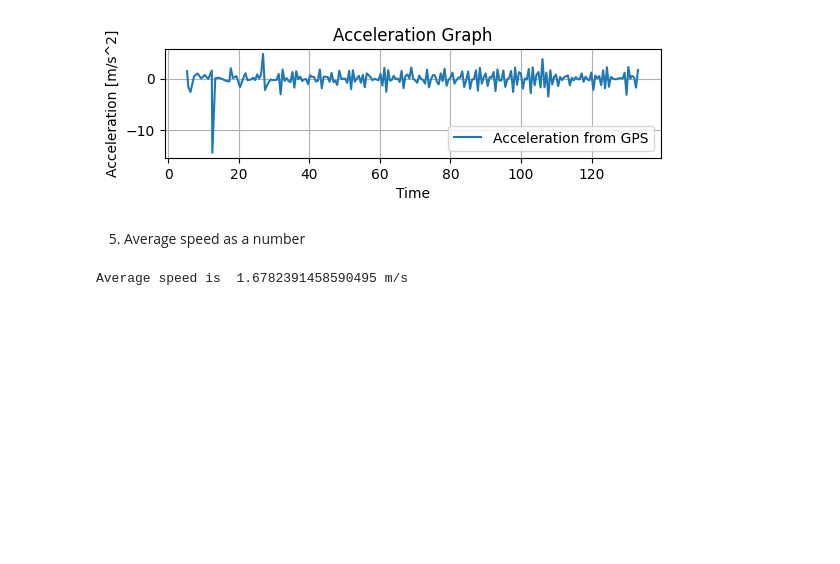
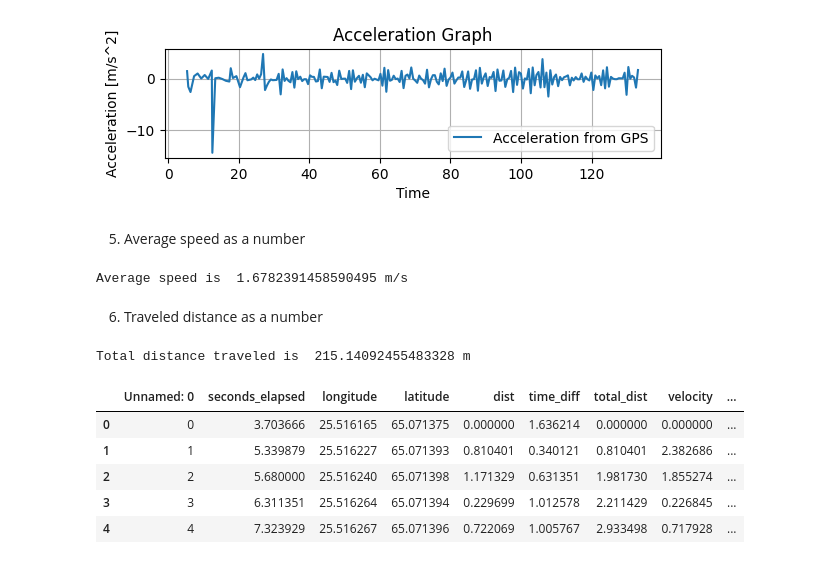
Before and after one commit to DIN22SP/SportsApp-Physics-final-project, a Jupyter notebook: SportsApp.ipynb, the cells around one changed output. Cells and saved outputs as stored; diff of their text form; code cells hidden in the pictures; blank space fills up the shorter version.

Commit message:
6. Traveled distance as a number

```diff
--- a/SportsApp.ipynb
+++ b/SportsApp.ipynb
@@ -124,3 +124,19 @@ Text(0, 0.5, 'Acceleration [m/s^2]')
 print("Average speed is ", data['velocity'].mean(), "m/s")
 # %% [output]
 Average speed is  1.6782391458590495 m/s
+# %% [markdown]
+6. Traveled distance as a number
+# %%
+#travel distance as a number
+print("Total distance traveled is ", data['total_dist'].iloc[-1], "m")
+# %% [output]
+Total distance traveled is  215.14092455483328 m
+# %%
+data.head()
+# %% [output]
+|  | Unnamed: 0 | seconds_elapsed | longitude | latitude | dist | time_diff | total_dist | velocity | ... |
+| 0 | 0 | 3.703666 | 25.516165 | 65.071375 | 0.000000 | 1.636214 | 0.000000 | 0.000000 | ... |
+| 1 | 1 | 5.339879 | 25.516227 | 65.071393 | 0.810401 | 0.340121 | 0.810401 | 2.382686 | ... |
+| 2 | 2 | 5.680000 | 25.516240 | 65.071398 | 1.171329 | 0.631351 | 1.981730 | 1.855274 | ... |
+| 3 | 3 | 6.311351 | 25.516264 | 65.071394 | 0.229699 | 1.012578 | 2.211429 | 0.226845 | ... |
+| 4 | 4 | 7.323929 | 25.516267 | 65.071396 | 0.722069 | 1.005767 | 2.933498 | 0.717928 | ... |
```
